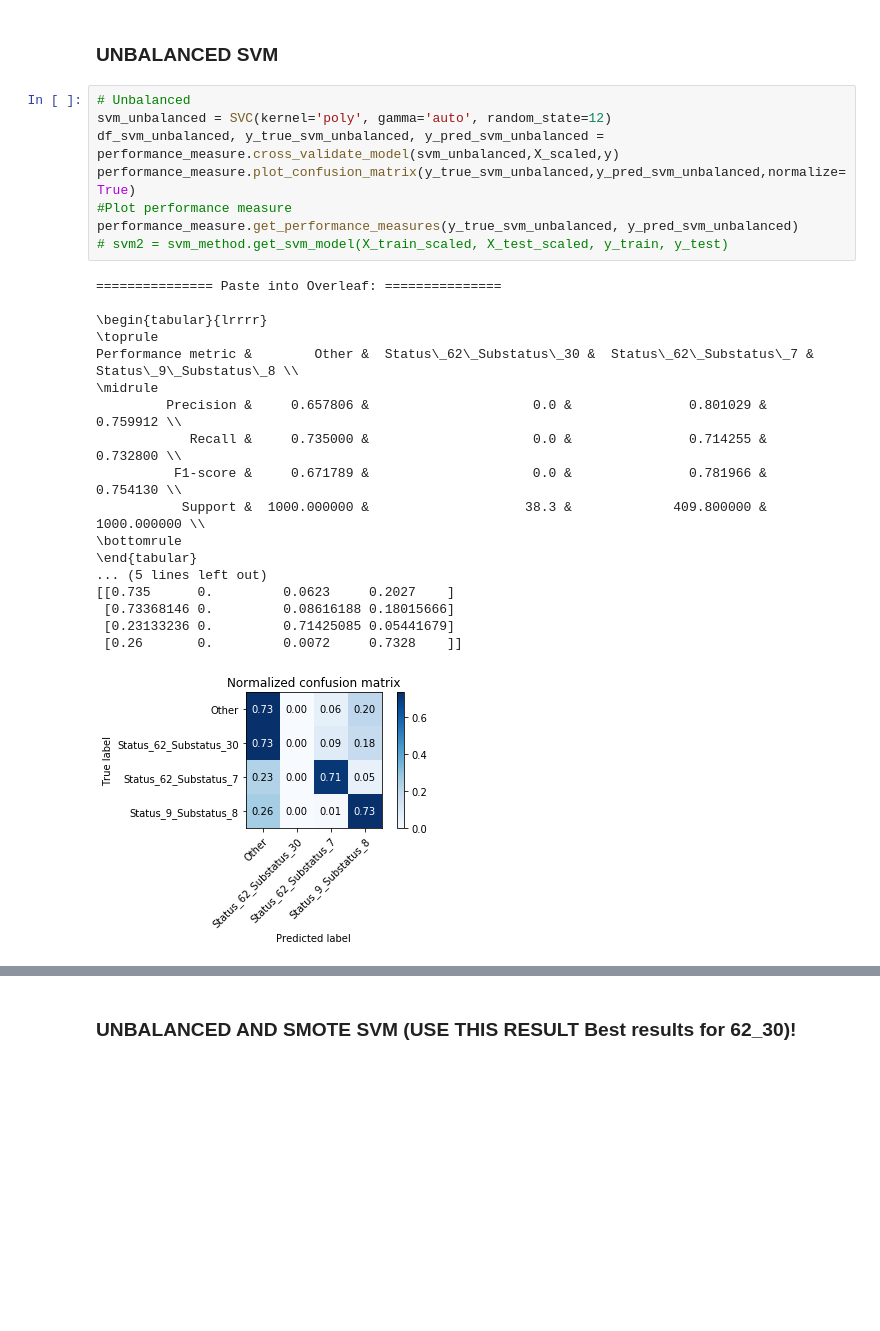
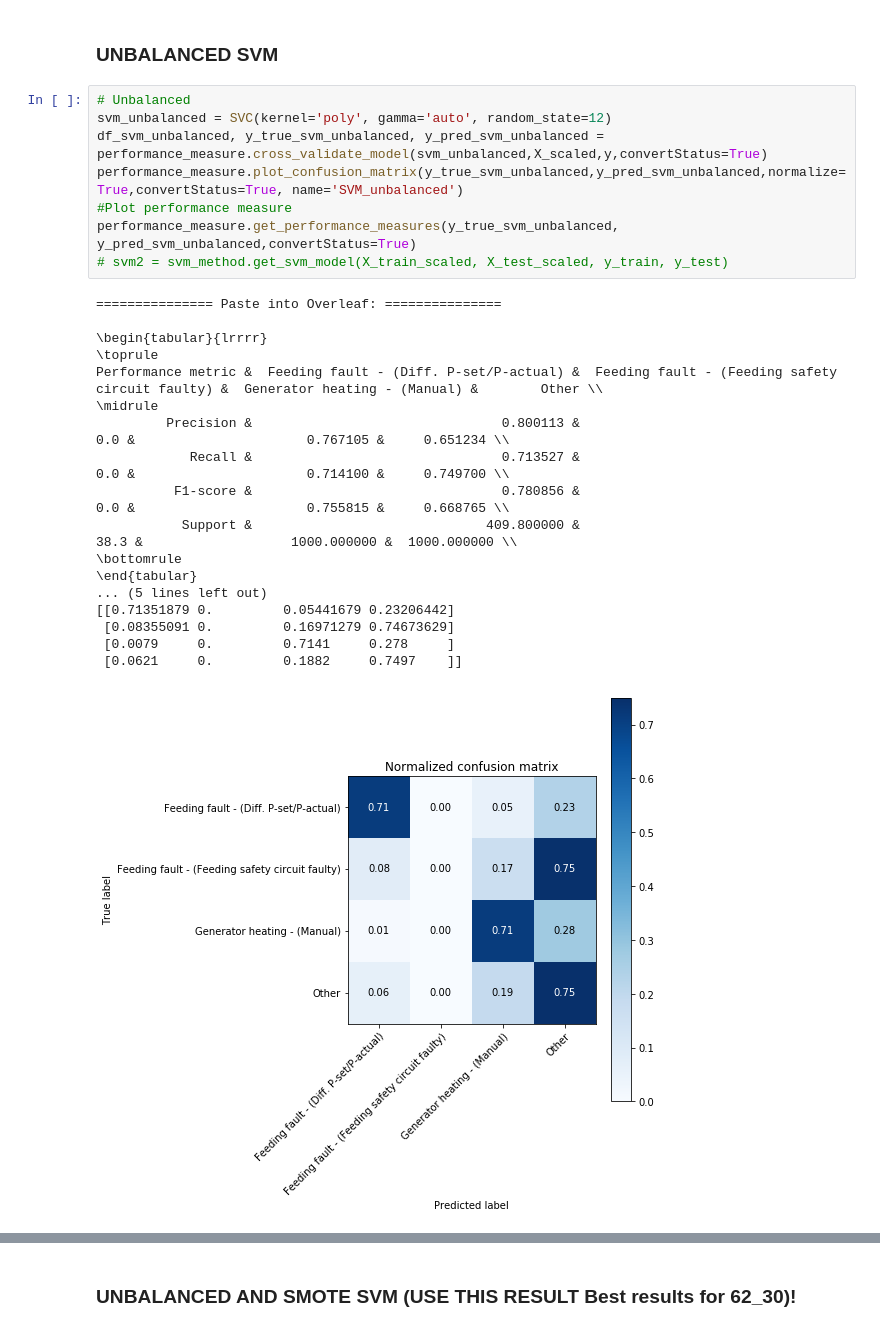
Before and after one commit to StianIsmar/project-thesis, a Jupyter notebook: TE/models/run_models_stian.ipynb, the cells around one changed output, grey strips where cells are left out. Cells and saved outputs as stored; diff of their text form; blank space fills up the shorter version.

```diff
--- a/TE/models/run_models_stian.ipynb
+++ b/TE/models/run_models_stian.ipynb
@@ -378,27 +397,27 @@ Status_9_Substatus_8             0.759           0.646           0.698
 # %%
 # Unbalanced
 svm_unbalanced = SVC(kernel='poly', gamma='auto', random_state=12)
-df_svm_unbalanced, y_true_svm_unbalanced, y_pred_svm_unbalanced = performance_measure.cross_validate_model(svm_unbalanced,X_scaled,y)
-performance_measure.plot_confusion_matrix(y_true_svm_unbalanced,y_pred_svm_unbalanced,normalize=True)
+df_svm_unbalanced, y_true_svm_unbalanced, y_pred_svm_unbalanced = performance_measure.cross_validate_model(svm_unbalanced,X_scaled,y,convertStatus=True)
+performance_measure.plot_confusion_matrix(y_true_svm_unbalanced,y_pred_svm_unbalanced,normalize=True,convertStatus=True, name='SVM_unbalanced')
 #Plot performance measure
-performance_measure.get_performance_measures(y_true_svm_unbalanced, y_pred_svm_unbalanced)
+performance_measure.get_performance_measures(y_true_svm_unbalanced, y_pred_svm_unbalanced,convertStatus=True)
 # svm2 = svm_method.get_svm_model(X_train_scaled, X_test_scaled, y_train, y_test)
 # %% [output]
 =============== Paste into Overleaf: ===============
 
 \begin{tabular}{lrrrr}
 \toprule
-Performance metric &        Other &  Status\_62\_Substatus\_30 &  Status\_62\_Substatus\_7 &  Status\_9\_Substatus\_8 \\
+Performance metric &  Feeding fault - (Diff. P-set/P-actual) &  Feeding fault - (Feeding safety circuit faulty) &  Generator heating - (Manual) &        Other \\
 \midrule
-         Precision &     0.657806 &                     0.0 &               0.801029 &              0.759912 \\
-            Recall &     0.735000 &                     0.0 &               0.714255 &              0.732800 \\
-          F1-score &     0.671789 &                     0.0 &               0.781966 &              0.754130 \\
-           Support &  1000.000000 &                    38.3 &             409.800000 &           1000.000000 \\
+         Precision &                                0.800113 &                                              0.0 &                      0.767105 &     0.651234 \\
+            Recall &                                0.713527 &                                              0.0 &                      0.714100 &     0.749700 \\
+          F1-score &                                0.780856 &                                              0.0 &                      0.755815 &     0.668765 \\
+           Support &                              409.800000 &                                             38.3 &                   1000.000000 &  1000.000000 \\
 \bottomrule
 \end{tabular}
 ... (5 lines left out)
-[[0.735      0.         0.0623     0.2027    ]
- [0.73368146 0.         0.08616188 0.18015666]
- [0.23133236 0.         0.71425085 0.05441679]
- [0.26       0.         0.0072     0.7328    ]]
+[[0.71351879 0.         0.05441679 0.23206442]
+ [0.08355091 0.         0.16971279 0.74673629]
+ [0.0079     0.         0.7141     0.278     ]
+ [0.0621     0.         0.1882     0.7497    ]]
-[figure, old version]
+[figure, new version]
```
Also changed, not shown: parts of 24 cells of this notebook, 12 other files.
